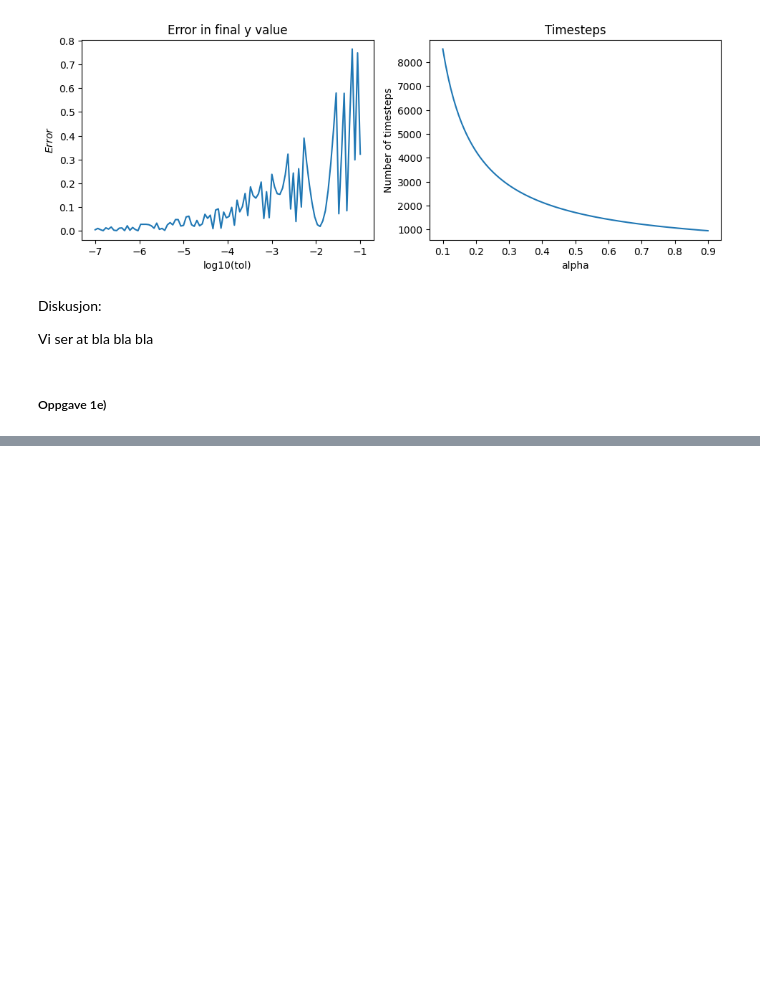
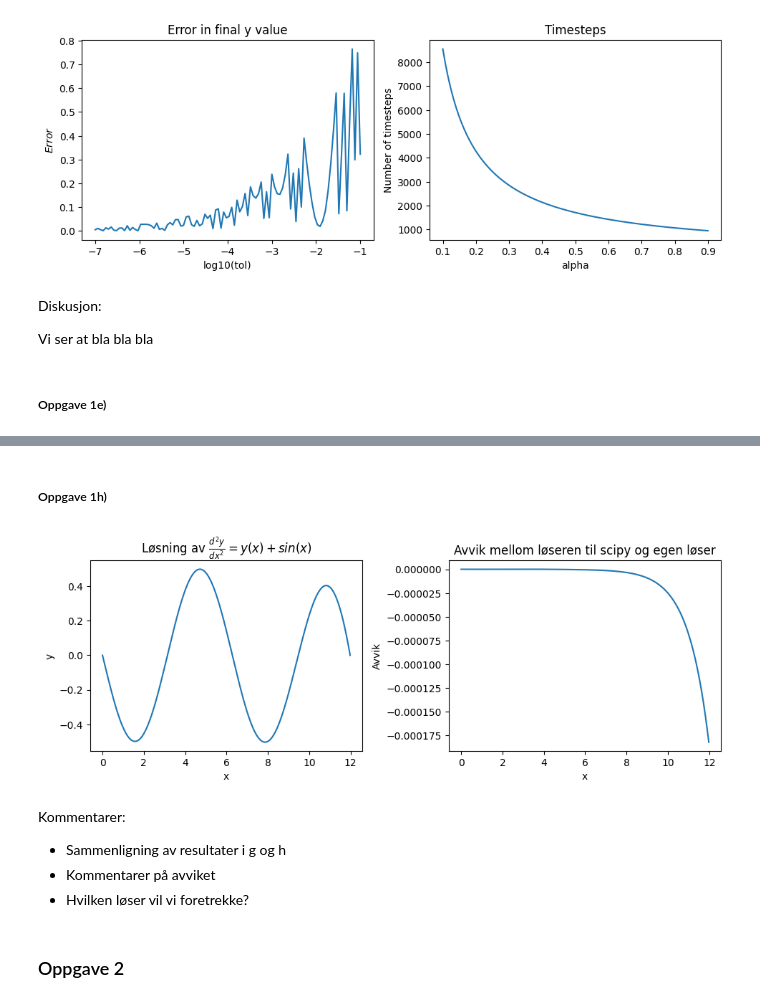
Before and after one commit to einaraarnaes/Prosjekt3, a Jupyter notebook: code.ipynb, the cells around one changed output, grey strips where cells are left out. Cells and saved outputs as stored; diff of their text form; code cells hidden in the pictures; blank space fills up the shorter version.

```diff
--- a/code.ipynb
+++ b/code.ipynb
@@ -197,0 +292,38 @@ Vi ser at bla bla bla
+# %% [markdown]
+##### Oppgave 1h)
+# %%
+from scipy.integrate import solve_bvp
+
+def bc(ya, yb):
+    return np.array([ya[0], yb[0]])
+
+x_vals = x_vals_all[-1]
+y_guess = np.zeros((2, len(x_vals)))
+
+sol = solve_bvp(func_1g, bc, x_vals, y_guess)
+
+fig, axs = plt.subplots(nrows = 1, ncols = 2, figsize = (10, 4))
+axs[0].plot(sol.x, sol.y[0])
+axs[0].set_title(r"Løsning av $ \frac{d^2y}{dx^2} = y(x) + sin(x)$")
+axs[0].set_ylabel("y")
+
+axs[1].plot(sol.x, sol.y[0]-y_vals_all[-1])
+axs[1].set_title(r"Avvik mellom løseren til scipy og egen løser")
+axs[1].set_ylabel("Avvik")
+
+
+for ax in axs:
+    ax.set_xlabel("x")
+
+plt.tight_layout(pad=2.0, w_pad=1.0, h_pad=1.0)
+plt.show()
+# %% [output]
+[figure, added]
+# %% [markdown]
+Kommentarer:
+
+* Sammenligning av resultater i g og h
+* Kommentarer på avviket
+* Hvilken løser vil vi foretrekke?
+# %% [markdown]
+### Oppgave 2
```
Also changed, not shown: parts of 9 cells of this notebook.
